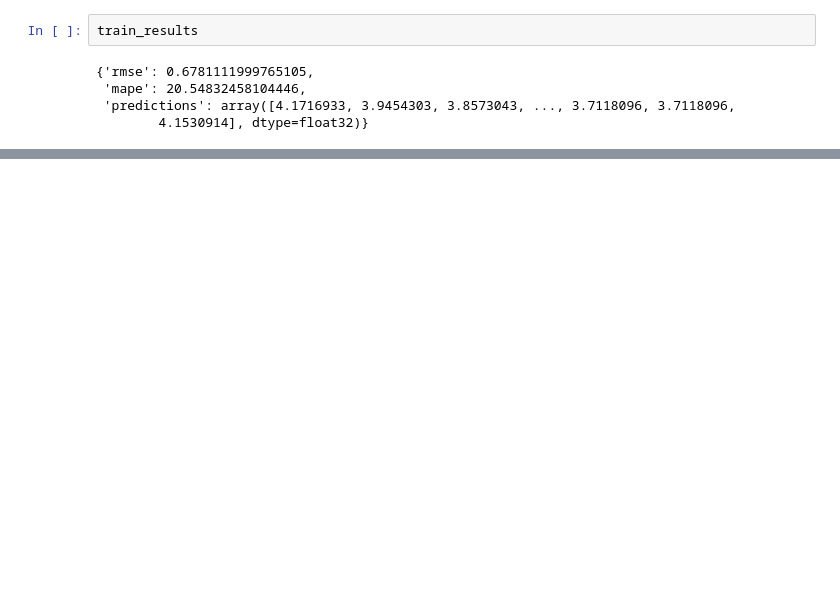
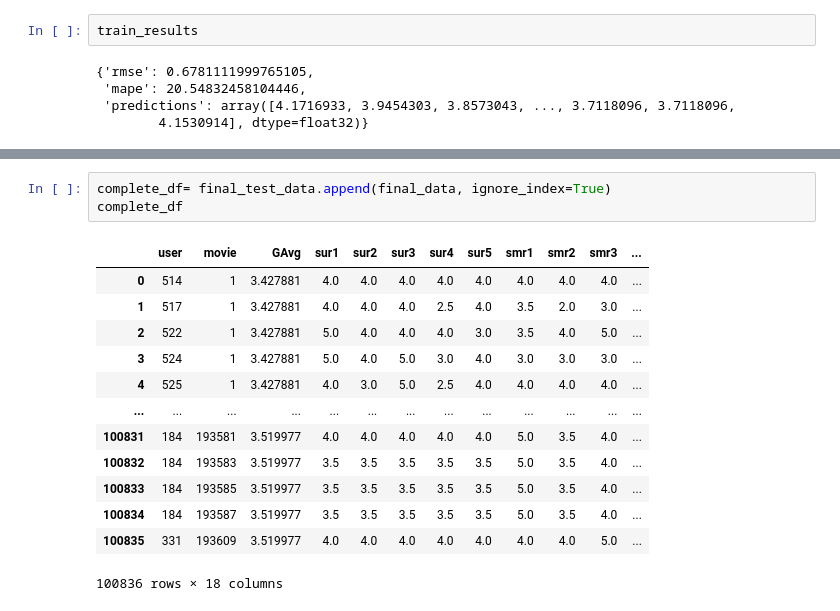
Before and after one commit to itspria/BootcampProject4, a Jupyter notebook: code/Ratings predictor.ipynb, the cells around one changed output, grey strips where cells are left out. Cells and saved outputs as stored; diff of their text form; blank space fills up the shorter version.

```diff
--- a/code/Ratings predictor.ipynb
+++ b/code/Ratings predictor.ipynb
@@ -465,0 +783,17 @@ test_results
+# %%
+complete_df= final_test_data.append(final_data, ignore_index=True)
+complete_df
+# %% [output]
+|  | user | movie | GAvg | sur1 | sur2 | sur3 | sur4 | sur5 | smr1 | smr2 | smr3 | ... |
+| 0 | 514 | 1 | 3.427881 | 4.0 | 4.0 | 4.0 | 4.0 | 4.0 | 4.0 | 4.0 | 4.0 | ... |
+| 1 | 517 | 1 | 3.427881 | 4.0 | 4.0 | 4.0 | 2.5 | 4.0 | 3.5 | 2.0 | 3.0 | ... |
+| 2 | 522 | 1 | 3.427881 | 5.0 | 4.0 | 4.0 | 4.0 | 3.0 | 3.5 | 4.0 | 5.0 | ... |
+| 3 | 524 | 1 | 3.427881 | 5.0 | 4.0 | 5.0 | 3.0 | 4.0 | 3.0 | 3.0 | 3.0 | ... |
+| 4 | 525 | 1 | 3.427881 | 4.0 | 3.0 | 5.0 | 2.5 | 4.0 | 4.0 | 4.0 | 4.0 | ... |
+| ... | ... | ... | ... | ... | ... | ... | ... | ... | ... | ... | ... | ... |
+| 100831 | 184 | 193581 | 3.519977 | 4.0 | 4.0 | 4.0 | 4.0 | 4.0 | 5.0 | 3.5 | 4.0 | ... |
+| 100832 | 184 | 193583 | 3.519977 | 3.5 | 3.5 | 3.5 | 3.5 | 3.5 | 5.0 | 3.5 | 4.0 | ... |
+| 100833 | 184 | 193585 | 3.519977 | 3.5 | 3.5 | 3.5 | 3.5 | 3.5 | 5.0 | 3.5 | 4.0 | ... |
+| 100834 | 184 | 193587 | 3.519977 | 3.5 | 3.5 | 3.5 | 3.5 | 3.5 | 5.0 | 3.5 | 4.0 | ... |
+| 100835 | 331 | 193609 | 3.519977 | 4.0 | 4.0 | 4.0 | 4.0 | 4.0 | 4.0 | 4.0 | 5.0 | ... |
+100836 rows × 18 columns
```
Also changed, not shown: parts of 52 cells of this notebook, 3 other files.
